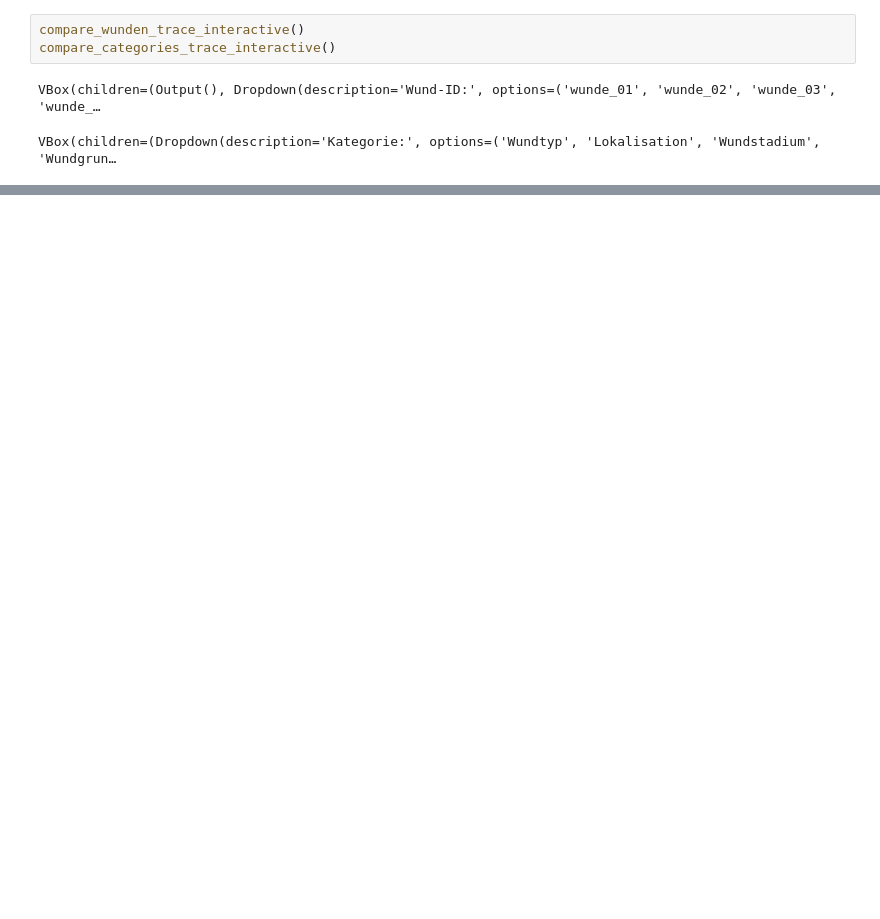
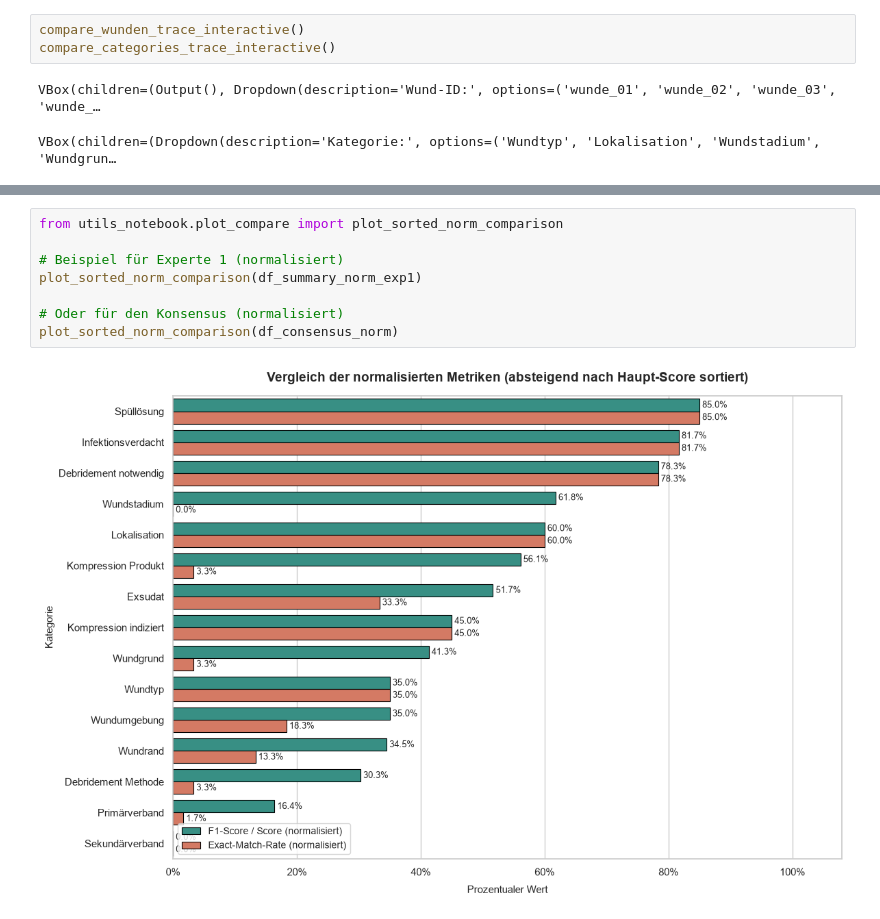
Before and after one commit to code-mert/masterarbeitmodell, a Jupyter notebook: notebooks/analyse_lr/analyse_LR.ipynb, the cells around one changed output, grey strips where cells are left out. Saved outputs shown, nothing was run; the diff lists cells and outputs as text; blank space fills up the shorter version.

```diff
--- a/notebooks/analyse_lr/analyse_LR.ipynb
+++ b/notebooks/analyse_lr/analyse_LR.ipynb
@@ -97,0 +98,10 @@ Diagramm für den Konsens-Score (Best-of-Both-Experts) wird generiert...
+# %%
+from utils_notebook.plot_compare import plot_sorted_norm_comparison
+
+# Beispiel für Experte 1 (normalisiert)
+plot_sorted_norm_comparison(df_summary_norm_exp1)
+
+# Oder für den Konsensus (normalisiert)
+plot_sorted_norm_comparison(df_consensus_norm)
+# %% [output]
+[figure, added]
```
Also changed, not shown: parts of 5 cells of this notebook, 18 other files.
